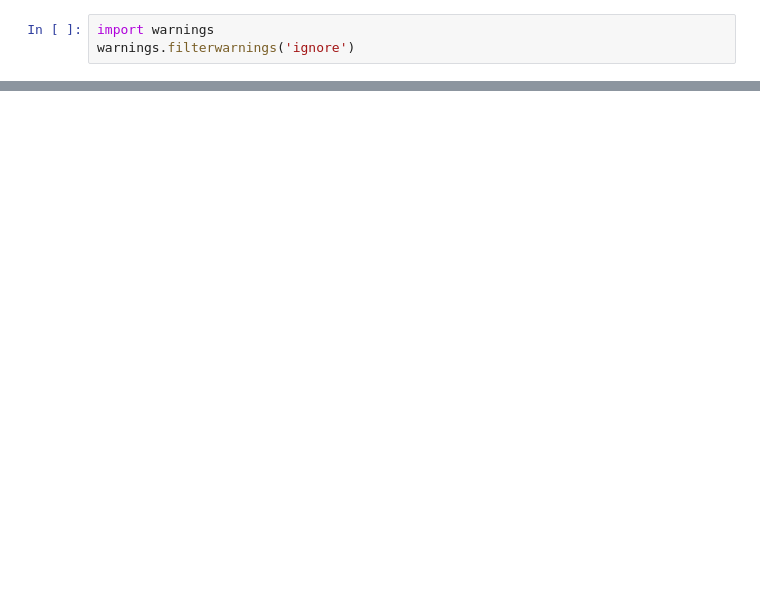
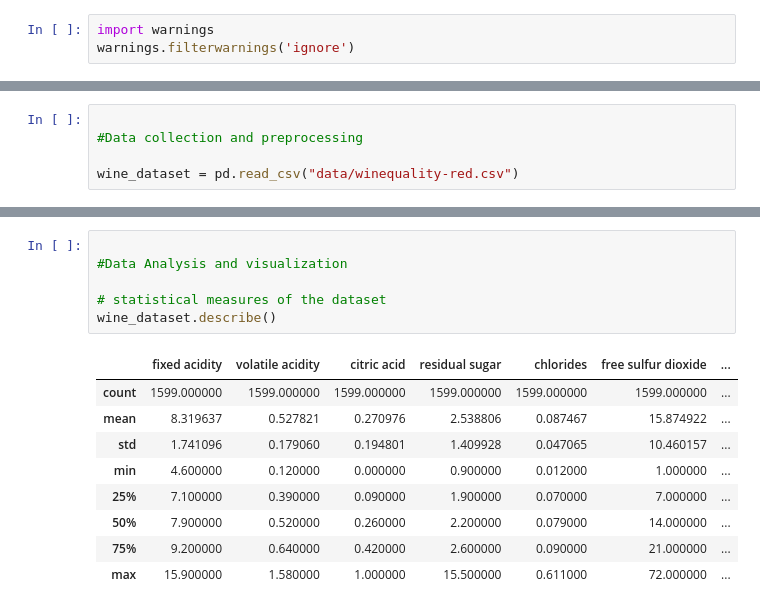
Before and after one commit to mdmarghe/ifoaProj, a Jupyter notebook: testML.ipynb, the cells around one changed output, grey strips where cells are left out. Drawn from its saved outputs; the diff is of its cells as text; blank space fills up the shorter version.

Commit message:
wine ml

```diff
--- a/testML.ipynb
+++ b/testML.ipynb
@@ -42,0 +12,5 @@ dtype: object
+# %%
+
+#Data collection and preprocessing
+
+wine_dataset = pd.read_csv("data/winequality-red.csv")
@@ -42,0 +49,16 @@ dtype: object
+# %%
+
+#Data Analysis and visualization
+
+# statistical measures of the dataset
+wine_dataset.describe()
+# %% [output]
+|  | fixed acidity | volatile acidity | citric acid | residual sugar | chlorides | free sulfur dioxide | ... |
+| count | 1599.000000 | 1599.000000 | 1599.000000 | 1599.000000 | 1599.000000 | 1599.000000 | ... |
+| mean | 8.319637 | 0.527821 | 0.270976 | 2.538806 | 0.087467 | 15.874922 | ... |
+| std | 1.741096 | 0.179060 | 0.194801 | 1.409928 | 0.047065 | 10.460157 | ... |
+| min | 4.600000 | 0.120000 | 0.000000 | 0.900000 | 0.012000 | 1.000000 | ... |
+| 25% | 7.100000 | 0.390000 | 0.090000 | 1.900000 | 0.070000 | 7.000000 | ... |
+| 50% | 7.900000 | 0.520000 | 0.260000 | 2.200000 | 0.079000 | 14.000000 | ... |
+| 75% | 9.200000 | 0.640000 | 0.420000 | 2.600000 | 0.090000 | 21.000000 | ... |
+| max | 15.900000 | 1.580000 | 1.000000 | 15.500000 | 0.611000 | 72.000000 | ... |
```
Also changed, not shown: parts of 16 cells of this notebook, 4 other files.
